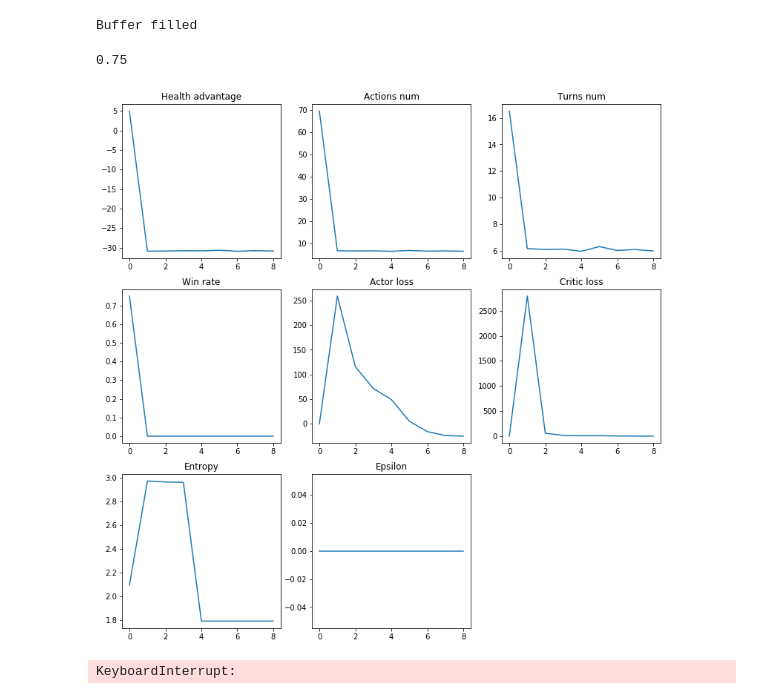
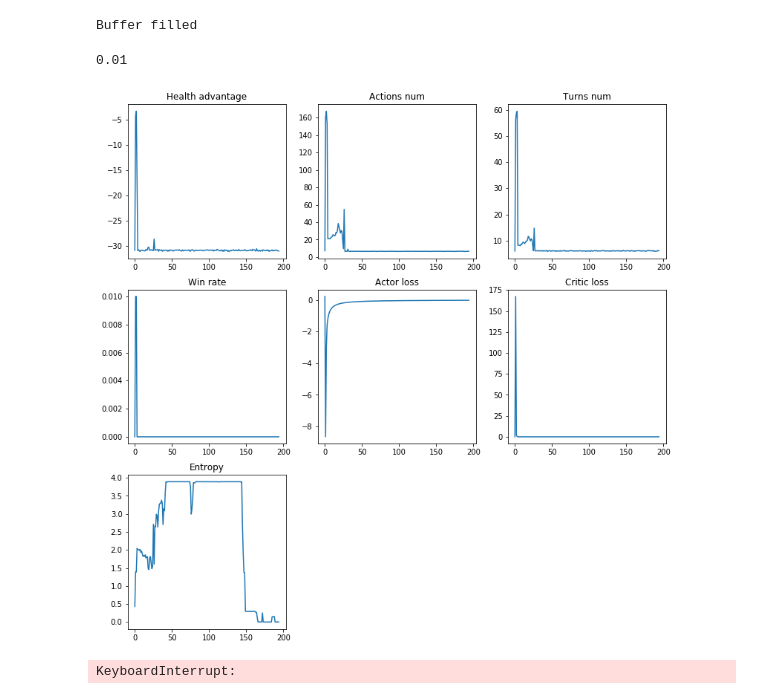
Before and after one commit to GospodinNoob/RL_CCG, a Jupyter notebook: refactored.ipynb, the cells around one changed output. Drawn from its saved outputs; the diff is of its cells as text; code cells hidden in the pictures.

```diff
--- a/refactored.ipynb
+++ b/refactored.ipynb
@@ -82,7 +52,7 @@ from replays import FlatReplay, PrioritizedReplay
 
 actor = ActorNetwork(session.processObservation())
 value = ValueNetwork(session.processObservation())
-a2cAgent = A2Cagent(actor, value, 0, PrioritizedReplay(), epsilon = 0.0)
+a2cAgent = A2Cagent(actor, value, 0, PrioritizedReplay(), epsilon = 0.2, mcts_epsilon=0.01)
 arAgent = ARagent(1)
 skipAgent = SkipAgent(1)
 # %%
@@ -111,12 +81,13 @@ value_loss_log = []
 actor_loss_epoch = []
 value_loss_epoch = []
 
-eps_log = []
-
 print("Filling buffer")
-for i in range(1):
+for i in range(100):
     trainer.playGame(record = True, evaluate = False)
+trainer.dropSession()
+for i in range(100):
     trainer2.playGame(record = True, evaluate = False)
+trainer2.dropSession()
 print("Buffer filled")
 # %% [output]
 Filling buffer
@@ -125,16 +96,24 @@ Buffer filled
 import pickle
 best_score = -60
 
-for i in range(1000):
+for i in range(10000):
     for j in range(30):
         trainer.playSteps(10, replay_id = str(i)+" "+str(j)+"1")
+    trainer.dropSession()
+    for j in range(30):
         trainer2.playSteps(10, replay_id = str(i)+" "+str(j)+"2")
+    trainer2.dropSession()
+    observation, _, _ = session.processNewStateInfo()
+    winner = -1
+    if(observation["loser"] != -1):
+        winner = 1 - observation["loser"]
+    wins[winner] += 1
 
     actor_loss, value_loss = trainer.train()[0]
     actor_loss_epoch.append(actor_loss)
     value_loss_epoch.append(value_loss)
 
-    if (i % 50 == 0):
+    if(i % 50 == 0):
         eval_trainer = copy.deepcopy(trainer)
         eval_trainer2 = copy.deepcopy(trainer2)
         clear_output()
@@ -163,17 +142,15 @@ for i in range(1000):
             mean_wins += winner[1]
             mean_entropy.extend(entropy[1])
 
-
         health_adv_log.append(mean_health_adv / eval_games)
         actions_num_log.append(mean_actions_num / eval_games)
         turns_log.append(mean_turns / eval_games)
         wins_log.append(mean_wins / eval_games)
         entropy_log.append(np.mean(mean_entropy))
-        eps_log.append(a2cAgent.epsilon)
 
         if mean_wins / eval_games > best_score:
             best_score = mean_wins / eval_games
-            with open('best_model_no_en2.pickle', 'wb') as f:
+            with open('best_model.pickle', 'wb') as f:
                 pickle.dump(a2cAgent, f)
 
         print(best_score)
@@ -189,37 +166,33 @@ for i in range(1000):
         plt.subplot(3, 3, 1)
         plt.plot(range(len(health_adv_log)), health_adv_log)
         plt.title("Health advantage")
 
         plt.subplot(3, 3, 2)
         plt.plot(range(len(actions_num_log)), actions_num_log)
         plt.title("Actions num")
 
         plt.subplot(3, 3, 3)
         plt.plot(range(len(turns_log)), turns_log)
         plt.title("Turns num")
 
         plt.subplot(3, 3, 4)
         plt.plot(range(len(wins_log)), wins_log)
         plt.title("Win rate")
 
         plt.subplot(3, 3, 5)
         plt.plot(range(len(actor_loss_log)), actor_loss_log)
         plt.title("Actor loss")
 
         plt.subplot(3, 3, 6)
         plt.plot(range(len(value_loss_log)), value_loss_log)
         plt.title("Critic loss")
 
         plt.subplot(3, 3, 7)
         plt.plot(range(len(entropy_log)), entropy_log)
         plt.title("Entropy")
 
-        plt.subplot(3, 3, 8)
-        plt.plot(range(len(eps_log)), eps_log)
-        plt.title("Epsilon")
-
         plt.show()
 # %% [output]
-0.75
+0.01
-[figure, old version]
+[figure, new version]
 KeyboardInterrupt:
```
Also changed, not shown: parts of 4 cells of this notebook, 6 other files.
